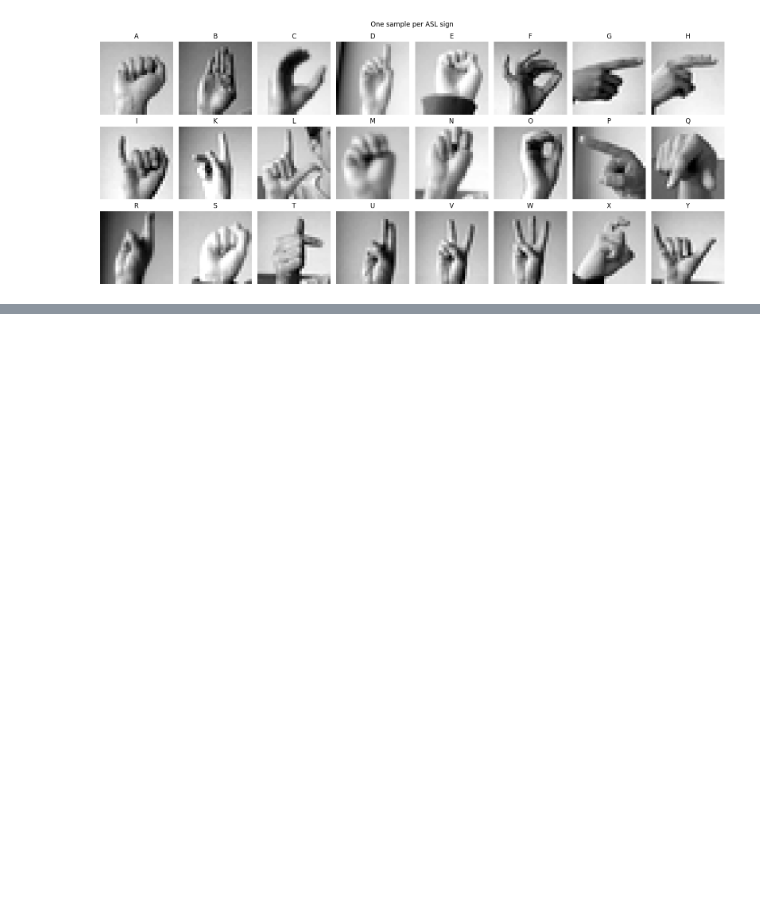
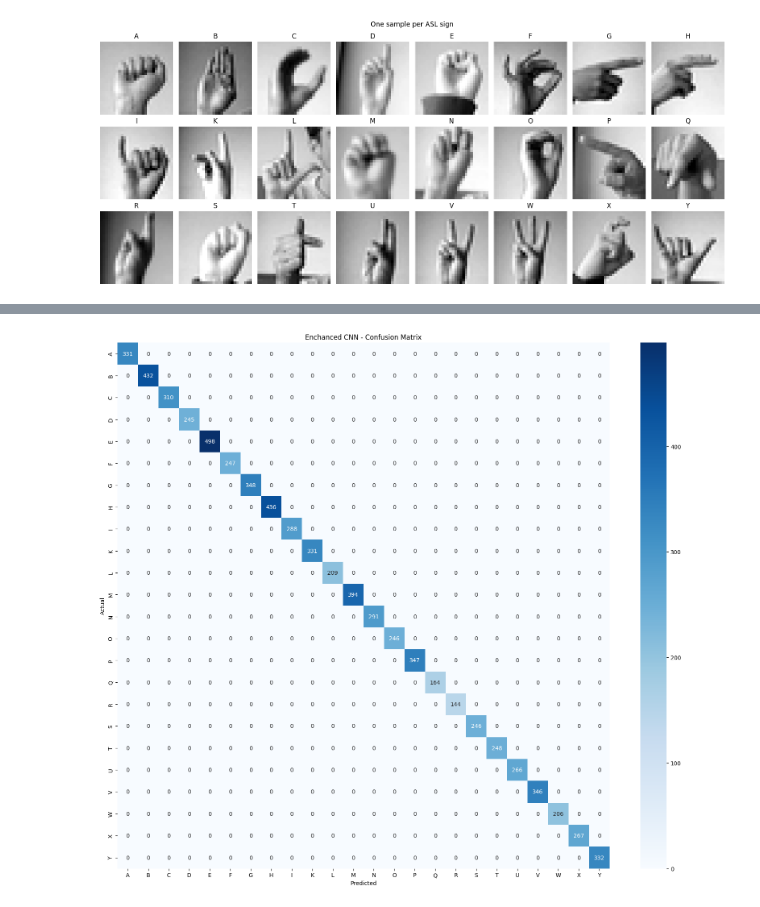
Before and after one commit to v-saketh-p/CSCU9M6, a Jupyter notebook: CSCU9M6_assignment.ipynb, the cells around one changed output, grey strips where cells are left out. Saved outputs shown, nothing was run; the diff lists cells and outputs as text; code cells hidden in the pictures; blank space fills up the shorter version.

```diff
--- a/CSCU9M6_assignment.ipynb
+++ b/CSCU9M6_assignment.ipynb
@@ -297,0 +357,16 @@ plt.show()
+# %%
+y_pred = model_enhanced.predict(x_test)
+y_pred_classes = np.argmax(y_pred, axis = 1)
+y_test_classes = np.argmax(y_test, axis = 1)
+
+plt.figure(figsize = (16, 14))
+cm = confusion_matrix(y_test_classes, y_pred_classes)
+sns.heatmap(cm, annot = True, fmt = 'd', cmap = 'Blues',
+            xticklabels = class_names,
+            yticklabels = class_names)
+plt.title('Enchanced CNN - Confusion Matrix')
+plt.xlabel('Predicted')
+plt.ylabel('Actual')
+plt.tight_layout()
+plt.show()
+# %% [output]
@@ -297,0 +374 @@ plt.show()
+[figure, added]
```
Also changed, not shown: parts of 10 cells of this notebook.
